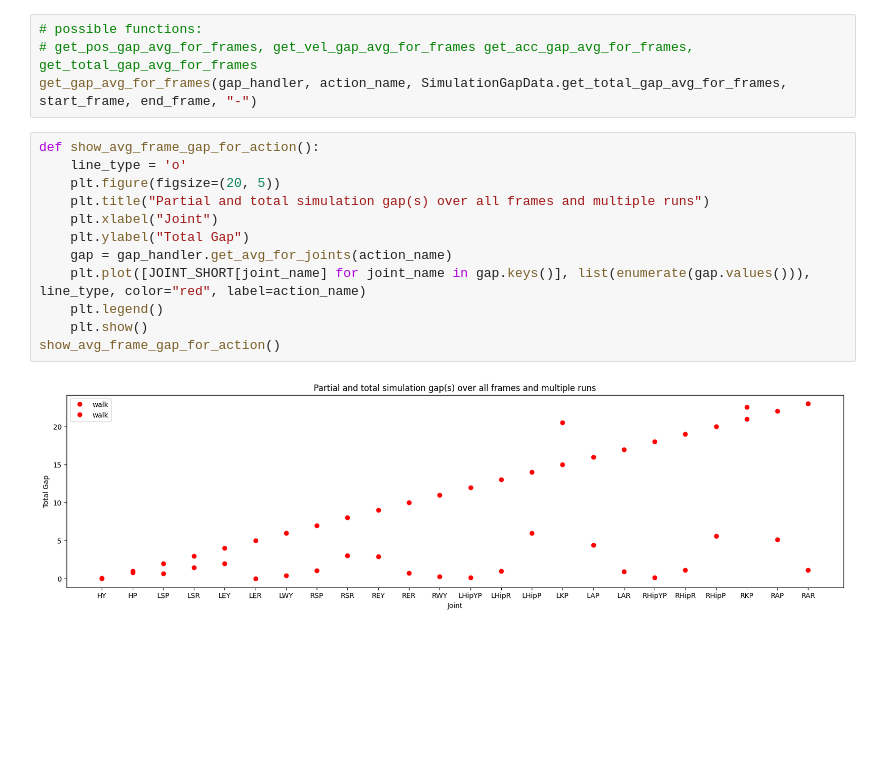
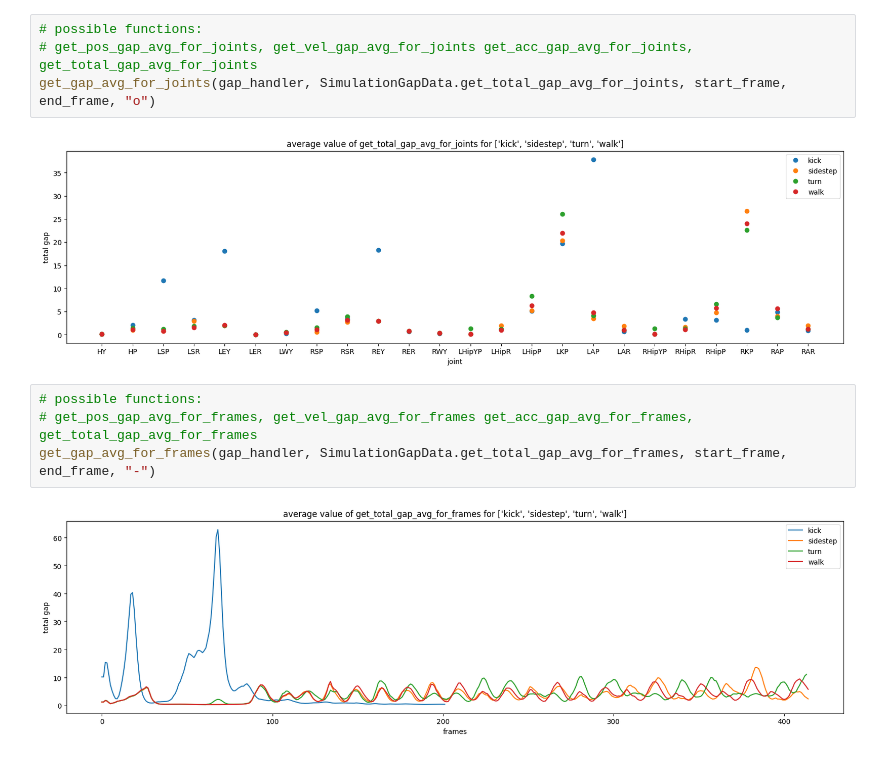
Before and after one commit to DasWHYYYDerWoche/MasterThesis, a Jupyter notebook: testing/gap_handler_test.ipynb, the cells around one changed output. Drawn from its saved outputs; the diff is of its cells as text; blank space fills up the shorter version.

```diff
--- a/testing/gap_handler_test.ipynb
+++ b/testing/gap_handler_test.ipynb
@@ -41,20 +41,14 @@ get_gap_avg_for_frames(gap_handler, action_name, SimulationGapData.get_total_gap
 # %% [output]
 [figure]
-# %%
-# possible functions:
-# get_pos_gap_avg_for_frames, get_vel_gap_avg_for_frames get_acc_gap_avg_for_frames, get_total_gap_avg_for_frames
-get_gap_avg_for_frames(gap_handler, action_name, SimulationGapData.get_total_gap_avg_for_frames, start_frame, end_frame, "-")
 # %%
-def show_avg_frame_gap_for_action():
-    line_type = 'o'
-    plt.figure(figsize=(20, 5))
-    plt.title("Partial and total simulation gap(s) over all frames and multiple runs")
-    plt.xlabel("Joint")
-    plt.ylabel("Total Gap")
-    gap = gap_handler.get_avg_for_joints(action_name)
-    plt.plot([JOINT_SHORT[joint_name] for joint_name in gap.keys()], list(enumerate(gap.values())), line_type, color="red", label=action_name)
-    plt.legend()
-    plt.show()
-show_avg_frame_gap_for_action()
+# possible functions:
+# get_pos_gap_avg_for_joints, get_vel_gap_avg_for_joints get_acc_gap_avg_for_joints, get_total_gap_avg_for_joints
+get_gap_avg_for_joints(gap_handler, SimulationGapData.get_total_gap_avg_for_joints, start_frame, end_frame, "o")
 # %% [output]
-[figure, old version]
+[figure, new version]
+# %%
+# possible functions:
+# get_pos_gap_avg_for_frames, get_vel_gap_avg_for_frames get_acc_gap_avg_for_frames, get_total_gap_avg_for_frames
+get_gap_avg_for_frames(gap_handler, SimulationGapData.get_total_gap_avg_for_frames, start_frame, end_frame, "-")
+# %% [output]
+[figure, added]
```
Also changed, not shown: parts of 4 cells of this notebook, 6 other files.
